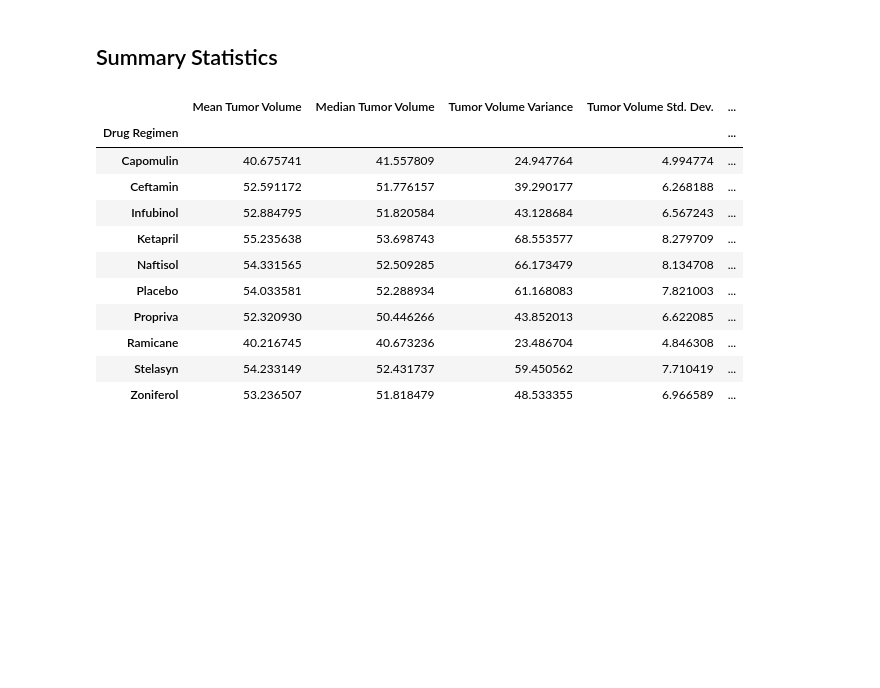
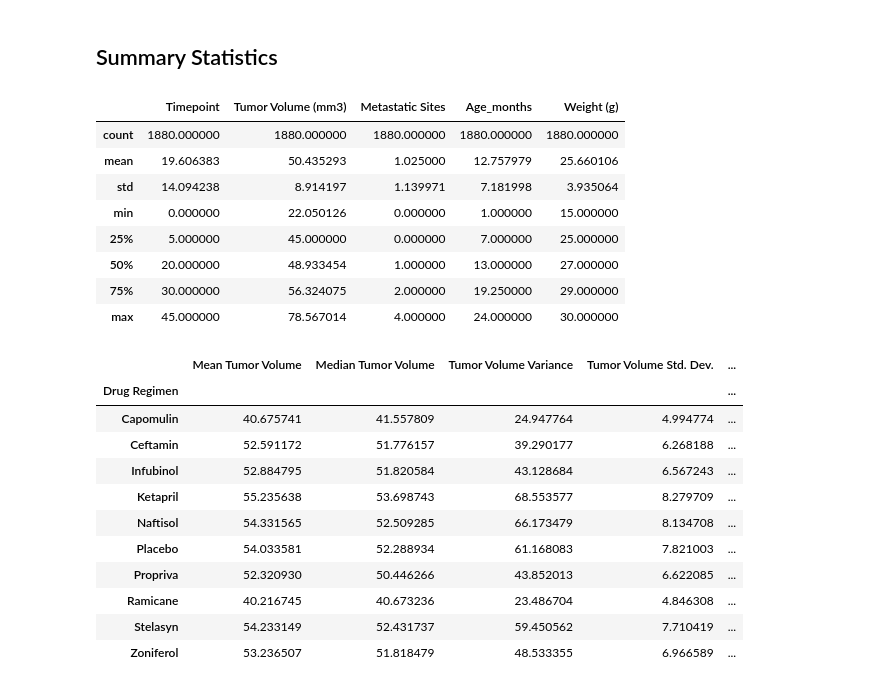
Before and after one commit to meaganmb/matplotlib-challenge, a Jupyter notebook: pymaceuticals_starter.ipynb, the cells around one changed output. Saved outputs shown, nothing was run; the diff lists cells and outputs as text; code cells hidden in the pictures; blank space fills up the shorter version.

Commit message:
finished data part

```diff
--- a/pymaceuticals_starter.ipynb
+++ b/pymaceuticals_starter.ipynb
@@ -7,17 +7,20 @@
 # %%
 # Dependencies and Setup
 import matplotlib.pyplot as plt
+%matplotlib notebook
 import pandas as pd
 import scipy.stats as st
+import numpy as np
 
 # Study data files
-mouse_metadata_path = "data/Mouse_metadata.csv"
-study_results_path = "data/Study_results.csv"
+mouse_metadata_path = "Resources/Mouse_metadata.csv"
+study_results_path = "Resources/Study_results.csv"
 
 # Read the mouse data and the study results
 mouse_metadata = pd.read_csv(mouse_metadata_path)
 study_results = pd.read_csv(study_results_path)
 
 # Combine the data into a single dataset
-
+pymaceuticals_df = pd.merge(study_results, mouse_metadata, how = "left", on = "Mouse ID")
 # Display the data table for preview
+pymaceuticals_df.head()
@@ -56,6 +64,9 @@ array(['g989'], dtype=object)
 | 1592 | g989 | 35 | 62.570880 | 2 | Propriva | Female | 21 | ... |
 # %%
 # Create a clean DataFrame by dropping the duplicate mouse by its ID.
+# problem here
+without_duplicate_df = pymaceuticals_df[pymaceuticals_df["Mouse ID"] != "g989"]
+without_duplicate_df.head()
 # %% [output]
 |  | Mouse ID | Timepoint | Tumor Volume (mm3) | Metastatic Sites | Drug Regimen | Sex | Age_months | ... |
 | 0 | b128 | 0 | 45.0 | 0 | Capomulin | Female | 9 | ... |
@@ -69,5 +82,17 @@ array(['g989'], dtype=object)
 248
 # %% [markdown]
 ## Summary Statistics
+# %%
+without_duplicate_df.describe()
+# %% [output]
+|  | Timepoint | Tumor Volume (mm3) | Metastatic Sites | Age_months | Weight (g) |
+| count | 1880.000000 | 1880.000000 | 1880.000000 | 1880.000000 | 1880.000000 |
+| mean | 19.606383 | 50.435293 | 1.025000 | 12.757979 | 25.660106 |
+| std | 14.094238 | 8.914197 | 1.139971 | 7.181998 | 3.935064 |
+| min | 0.000000 | 22.050126 | 0.000000 | 1.000000 | 15.000000 |
+| 25% | 5.000000 | 45.000000 | 0.000000 | 7.000000 | 25.000000 |
+| 50% | 20.000000 | 48.933454 | 1.000000 | 13.000000 | 27.000000 |
+| 75% | 30.000000 | 56.324075 | 2.000000 | 19.250000 | 29.000000 |
+| max | 45.000000 | 78.567014 | 4.000000 | 24.000000 | 30.000000 |
 # %%
 # Generate a summary statistics table of mean, median, variance, standard deviation, and SEM of the tumor volume for each regimen
```
Also changed, not shown: parts of 8 cells of this notebook.
